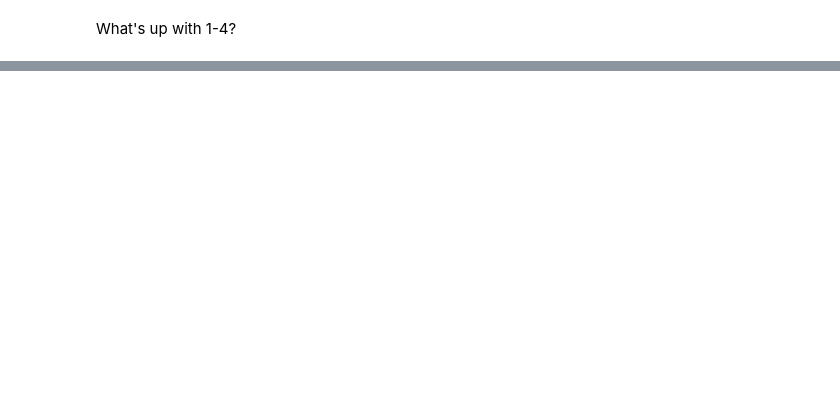
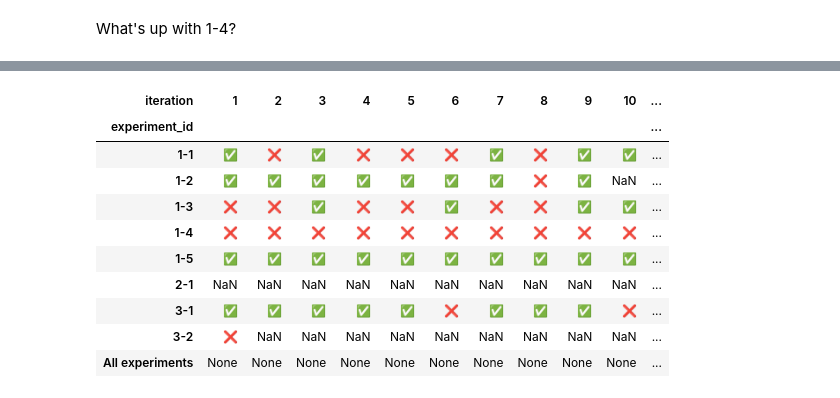
Before and after one commit to dracor-org/dracor-mcp-evaluation, a Jupyter notebook: automatic_evaluation/responses_analyser.ipynb, the cells around one changed output, grey strips where cells are left out. Drawn from its saved outputs; the diff is of its cells as text; code cells hidden in the pictures; blank space fills up the shorter version.

```diff
--- a/automatic_evaluation/responses_analyser.ipynb
+++ b/automatic_evaluation/responses_analyser.ipynb
@@ -479,0 +499,4 @@ df[df['experiment_id']=='1-4']
+# %%
+df_precise_answers = df[df['experiment_id'].str.startswith('1-') |
+                         df['experiment_id'].str.startswith('2-') |
+                         df['experiment_id'].str.startswith('3-') ]
@@ -479,0 +519,14 @@ df[df['experiment_id']=='1-4']
+# %%
+hit_miss(df_precise_answers)
+# %% [output]
+| iteration | 1 | 2 | 3 | 4 | 5 | 6 | 7 | 8 | 9 | 10 | ... |
+| experiment_id |  |  |  |  |  |  |  |  |  |  | ... |
+| 1-1 | ✅ | ❌ | ✅ | ❌ | ❌ | ❌ | ✅ | ❌ | ✅ | ✅ | ... |
+| 1-2 | ✅ | ✅ | ✅ | ✅ | ✅ | ✅ | ✅ | ❌ | ✅ | NaN | ... |
+| 1-3 | ❌ | ❌ | ✅ | ❌ | ❌ | ✅ | ❌ | ❌ | ✅ | ✅ | ... |
+| 1-4 | ❌ | ❌ | ❌ | ❌ | ❌ | ❌ | ❌ | ❌ | ❌ | ❌ | ... |
+| 1-5 | ✅ | ✅ | ✅ | ✅ | ✅ | ✅ | ✅ | ✅ | ✅ | ✅ | ... |
+| 2-1 | NaN | NaN | NaN | NaN | NaN | NaN | NaN | NaN | NaN | NaN | ... |
+| 3-1 | ✅ | ✅ | ✅ | ✅ | ✅ | ❌ | ✅ | ✅ | ✅ | ❌ | ... |
+| 3-2 | ❌ | NaN | NaN | NaN | NaN | NaN | NaN | NaN | NaN | NaN | ... |
+| All experiments | None | None | None | None | None | None | None | None | None | None | ... |
```
Also changed, not shown: parts of 22 cells of this notebook.
